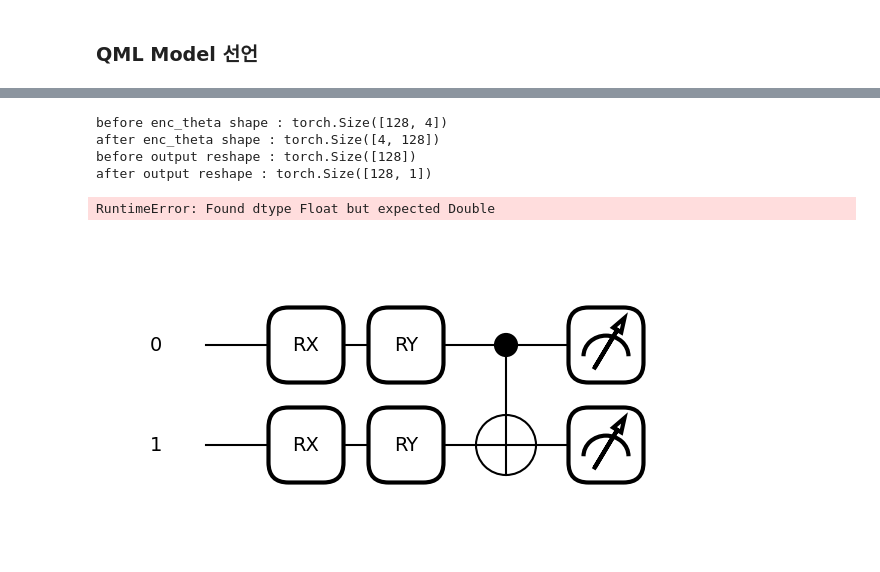
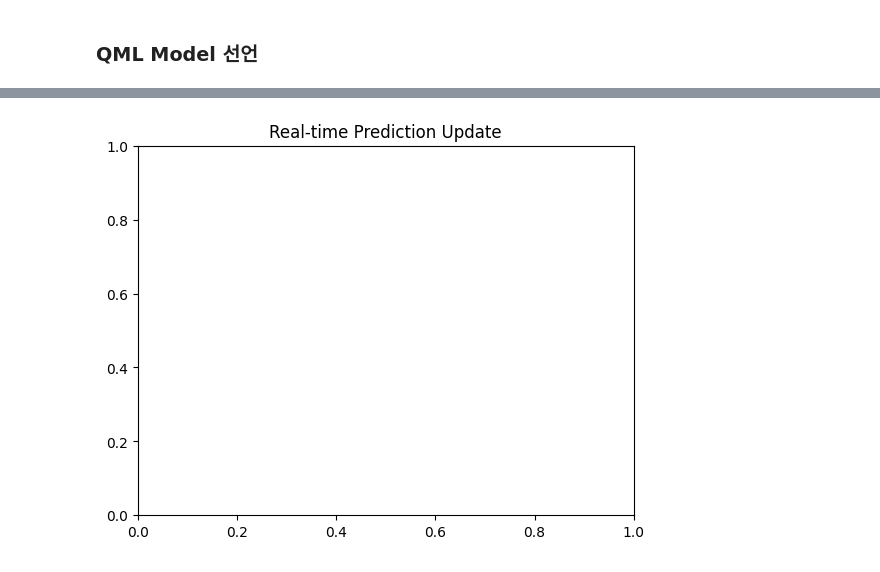
Before and after one commit to sehyunsix/NERF-vs-QRF, a Jupyter notebook: BottomUp/sin/model_train.ipynb, the cells around one changed output, grey strips where cells are left out. Cells and saved outputs as stored; diff of their text form; code cells hidden in the pictures.

```diff
--- a/BottomUp/sin/model_train.ipynb
+++ b/BottomUp/sin/model_train.ipynb
@@ -115,9 +75,5 @@ torch.Size([128, 1])
-# %%
-trainer2.train(100)
-# %% [output]
-before enc_theta shape : torch.Size([128, 4])
-after enc_theta shape : torch.Size([4, 128])
-before output reshape : torch.Size([128])
-after output reshape : torch.Size([128, 1])
-RuntimeError: Found dtype Float but expected Double
-[figure, removed]
+# %%
+plt.ion()
+trainer2.train(20)
+# %% [output]
+[figure, added]
```
Also changed, not shown: parts of 11 cells of this notebook, 3 other files.
